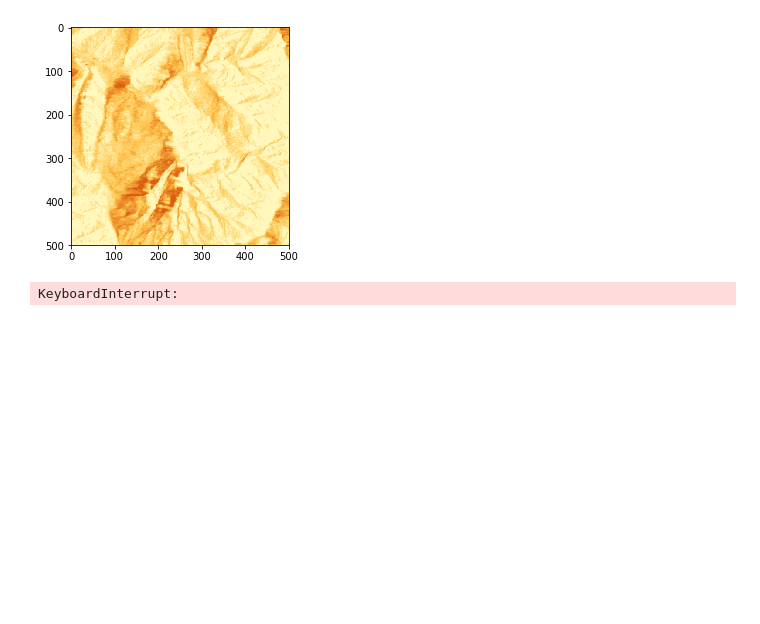
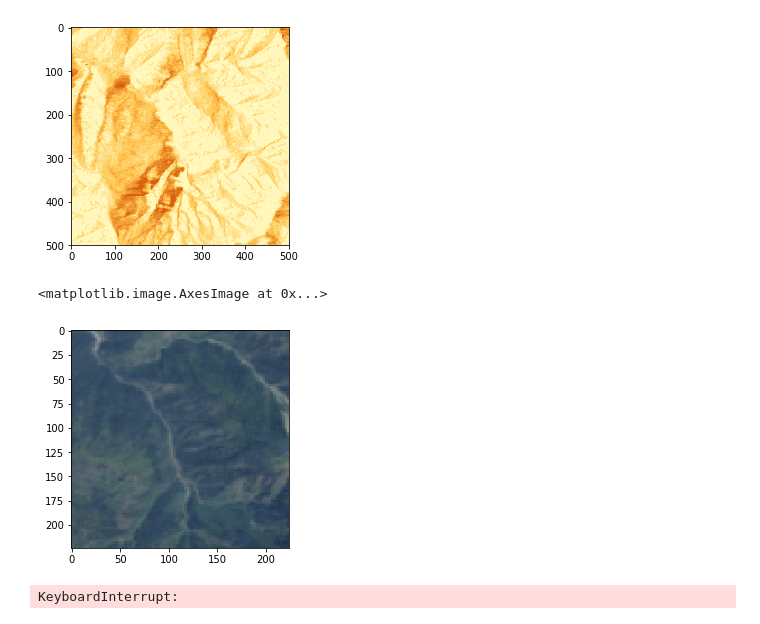
Before and after one commit to chrisyeh96/india-poverty, a Jupyter notebook: visualizations/vis.ipynb, the cells around one changed output. Drawn from its saved outputs; the diff is of its cells as text; code cells hidden in the pictures; blank space fills up the shorter version.

```diff
--- a/visualizations/vis.ipynb
+++ b/visualizations/vis.ipynb
@@ -47,6 +47,15 @@ plt.imshow(load_india_tiff("/home/tony/imagery", 2).transpose(1,2,0))
 # %% [output]
 <matplotlib.image.AxesImage at 0x...>
 [figure]
+# %%
+sample = load_india_tiff("/home/tony/imagery", 2, "l8").transpose(1,2,0)
+# %%
+sample = Image.fromarray(sample).crop((200, 200, 300, 300)).resize((224, 224))
+# %%
+plt.imshow((np.array(sample.getdata()) / 255).reshape((224, 224, 3)))
+# %% [output]
+<matplotlib.image.AxesImage at 0x...>
+[figure, added]
 # %%
 means = defaultdict(list)
 stds = defaultdict(list)
```
Also changed, not shown: parts of 2 cells of this notebook, 18 other files.
